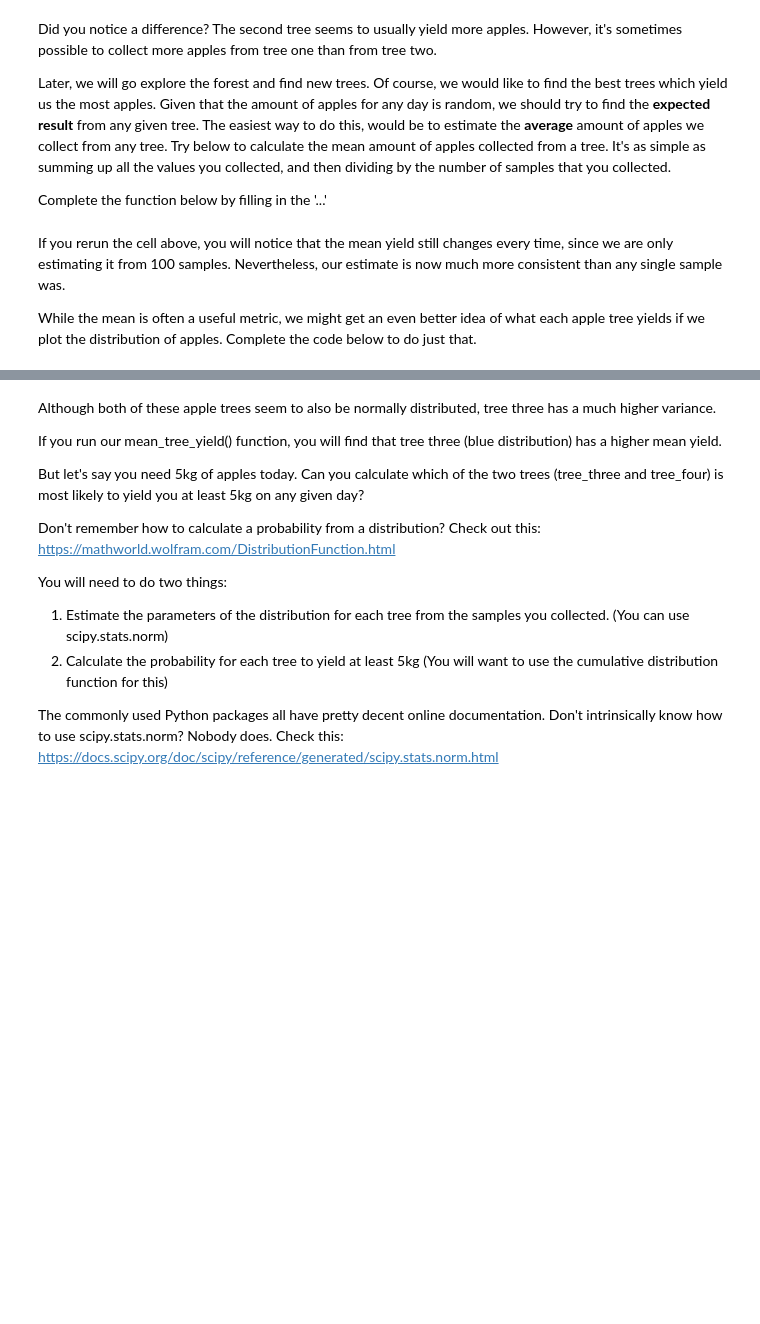
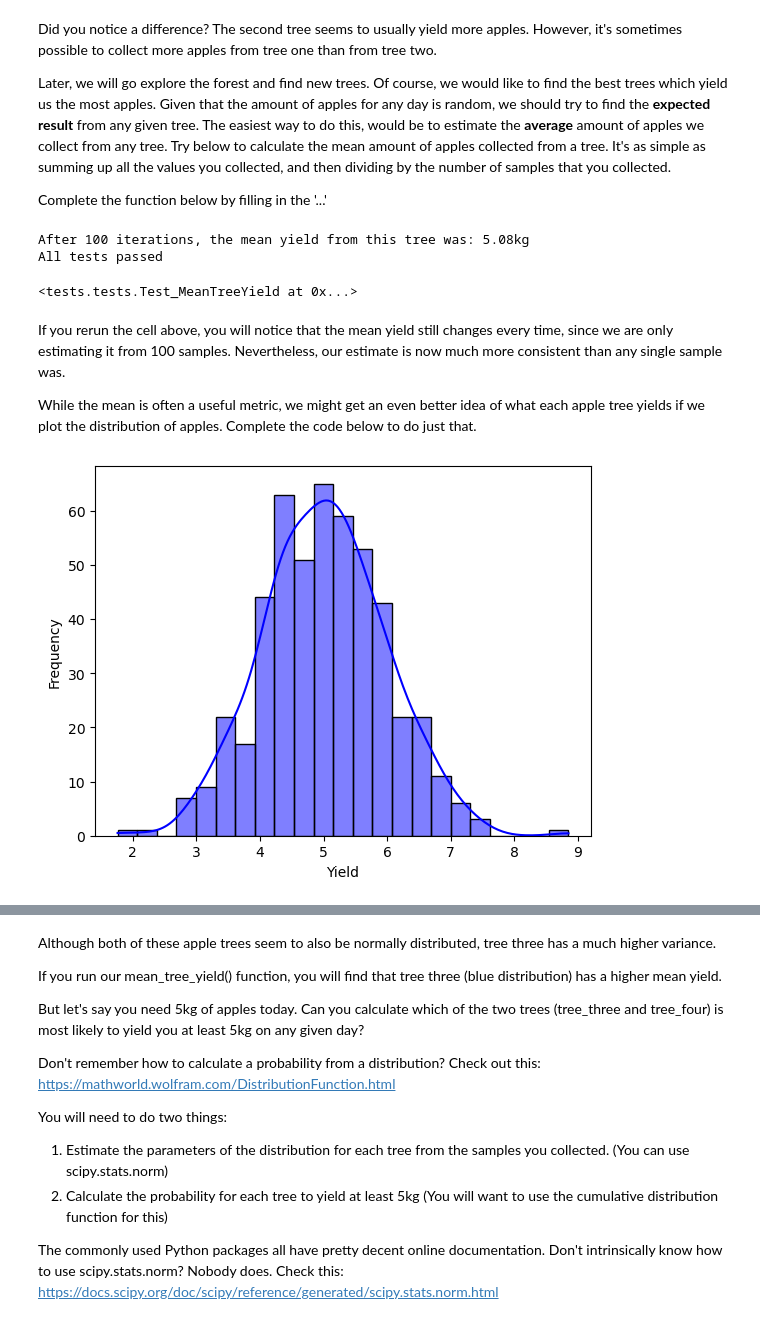
Before and after one commit to betijauva/computational-thinking-week-individual-15732797, a Jupyter notebook: challenge_foraging/challenge_foraging_robot.ipynb, the cells around one changed output, grey strips where cells are left out. Drawn from its saved outputs; the diff is of its cells as text; code cells hidden in the pictures; blank space fills up the shorter version.

```diff
--- a/challenge_foraging/challenge_foraging_robot.ipynb
+++ b/challenge_foraging/challenge_foraging_robot.ipynb
@@ -70,51 +72,55 @@ It's as simple as summing up all the values you collected, and then dividing by
 Complete the function below by filling in the '...'
 # %%
 def mean_tree_yield(tree, iterations=100) -> float:
-    """ Collects from a tree multiple times, and then returns the mean yield.
+    '''Collects from a tree multiple times, and then returns the mean yield.
 
     Args:
         tree: Reference to the tree which we forage (sample) from.
         iterations: The number of samples to collect.
-    """
-    # Create an empty list of samples
+    '''
     samples = []
-    # Collect one new sample from the given tree in each iteration using the forage() function of our bot.
     for i in range(iterations):
-        samples.append(...)
-    # Calculate and return the mean
-    return ...
-
+        samples.append(forageBot.forage(tree))
+    return sum(samples) / iterations
 
 
 mean_result = mean_tree_yield(tree_two)
 print(f'After 100 iterations, the mean yield from this tree was: {mean_result:.02f}kg')
 
-# This function is graded. You can uncomment the line below to test whether your function passes.
-tests.Test_MeanTreeYield(mean_tree_yield);
+tests.Test_MeanTreeYield(mean_tree_yield)
+# %% [output]
+After 100 iterations, the mean yield from this tree was: 5.08kg
+All tests passed
+<tests.tests.Test_MeanTreeYield at 0x...>
 # %% [markdown]
 If you rerun the cell above, you will notice that the mean yield still changes every time, since we are only estimating it from 100 samples. Nevertheless, our estimate is now much more consistent than any single sample was.
 
 While the mean is often a useful metric, we might get an even better idea of what each apple tree yields if we plot the distribution of apples. Complete the code below to do just that.
 # %%
+import seaborn as sns
+import matplotlib.pyplot as plt
+
 def plot_distribution(samples, color='blue') -> None:
-    """ Plots the distribution of collected samples.
+    """Plots the distribution of collected samples.
 
     Args:
         samples: A list of samples from a distribution.
         color: Name of the color in which to draw the distribution
     """
 
-    # Hint: Use the histplot function of seaborn (imported as sns)
-    ...
+    numeric_samples = [s[0] if isinstance(s, tuple) else s for s in samples]
+    sns.histplot(numeric_samples, color=color, kde=True)
+    plt.xlabel('Yield')
+    plt.ylabel('Frequency')
+    plt.show()
     return None
 
 
-
-# Set random seed so output matches the expected output
 np.random.seed(42)
-# Collect from a tree 500 times
 samples = [forageBot.forage(tree_two) for i in range(500)]
 plot_distribution(samples)
+# %% [output]
+[figure, added]
 # %% [markdown]
 You should generate this image:
 
```
Also changed, not shown: parts of 10 cells of this notebook.
